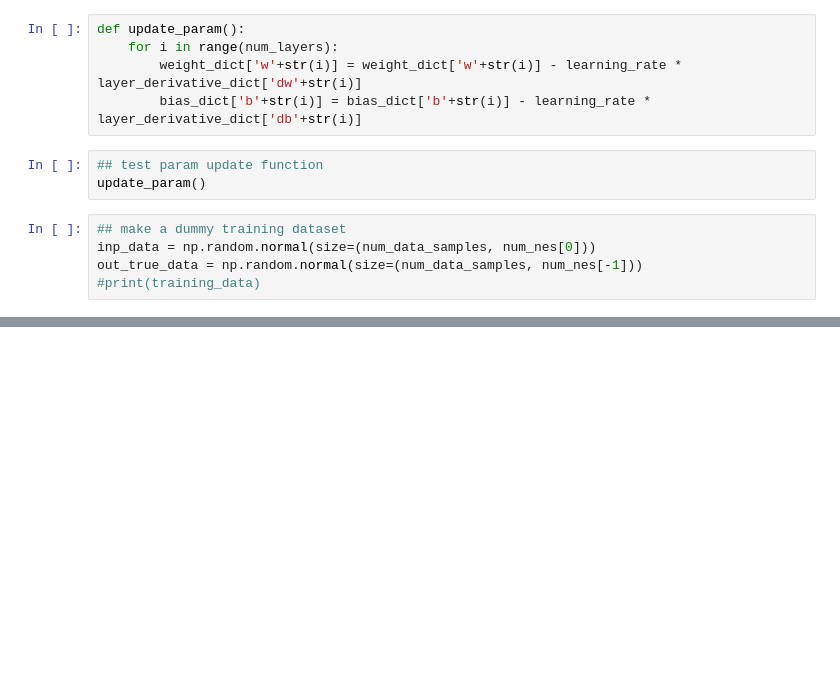
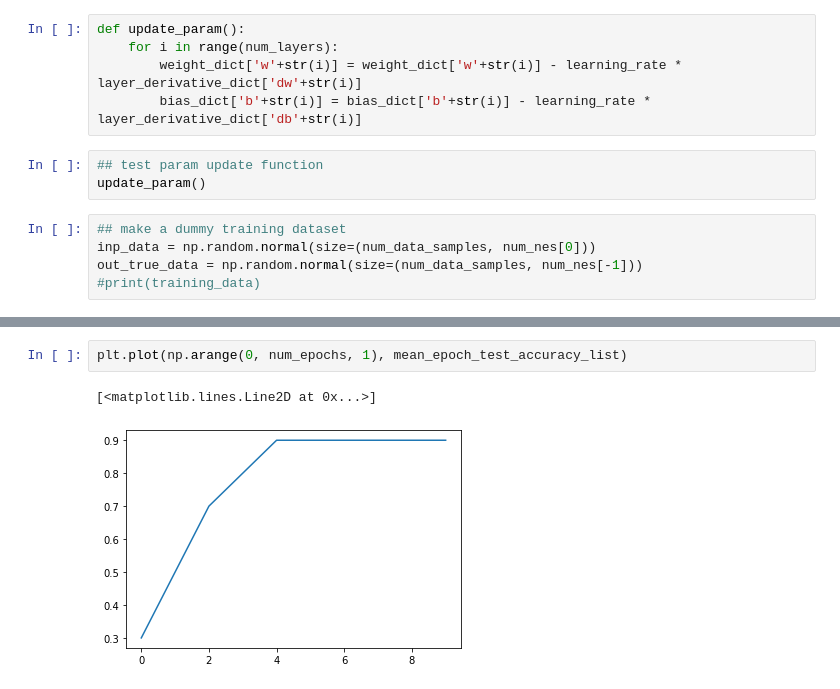
Before and after one commit to melukadesilva/PINNDL, a Jupyter notebook: Deep_Learning_Module-1/Building_deep_learning_training_pipelines/intro_to_ANN.ipynb, the cells around one changed output, grey strips where cells are left out. Drawn from its saved outputs; the diff is of its cells as text; blank space fills up the shorter version.

```diff
--- a/Deep_Learning_Module-1/Building_deep_learning_training_pipelines/intro_to_ANN.ipynb
+++ b/Deep_Learning_Module-1/Building_deep_learning_training_pipelines/intro_to_ANN.ipynb
@@ -133,0 +309,5 @@ plt.plot(np.arange(0, num_epochs, 1), mean_epoch_error_list)
+# %%
+plt.plot(np.arange(0, num_epochs, 1), mean_epoch_test_accuracy_list)
+# %% [output]
+[<matplotlib.lines.Line2D at 0x...>]
+[figure, added]
```
Also changed, not shown: parts of 19 cells of this notebook, 3 other files.
